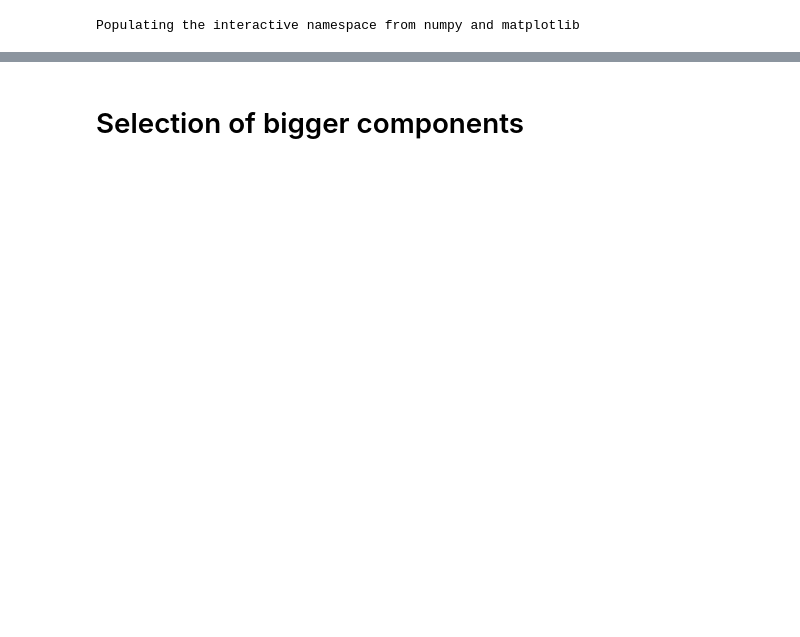
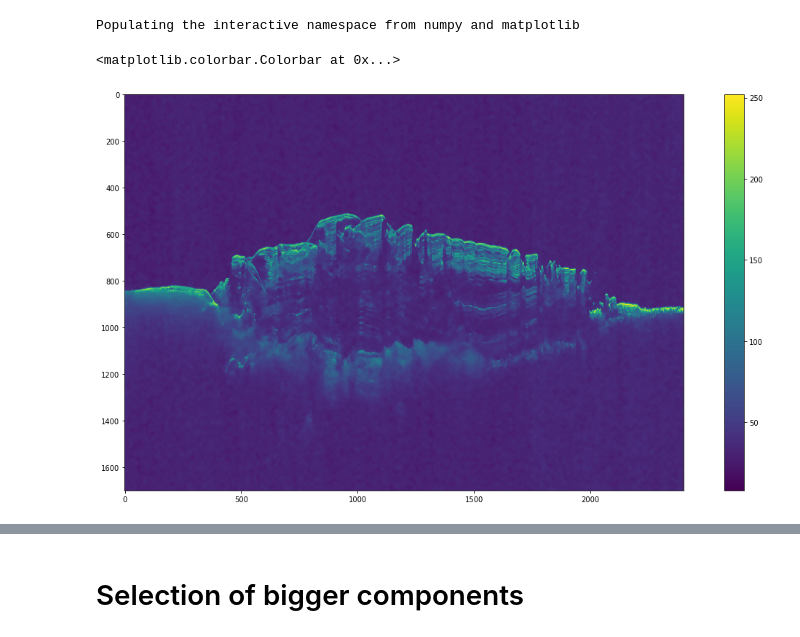
Before and after one commit to GiuliaLovati/Tesy, a Jupyter notebook: ConnectedComponents.ipynb, the cells around one changed output, grey strips where cells are left out. Cells and saved outputs as stored; diff of their text form; code cells hidden in the pictures; blank space fills up the shorter version.

```diff
--- a/ConnectedComponents.ipynb
+++ b/ConnectedComponents.ipynb
@@ -91,0 +13,10 @@ imgBin = cv.dilate(eroded, element)
+# %%
+imgInTiny, imgCoherency, ori, imgCoherencyBin, ori_bin, imgBin, imgBinClear = ApplyDenoisingAndStructureTensor("sharad_data/s_00429402_thm.jpg")
+
+figure(figsize=(20,10))
+
+imshow(imgInTiny)
+colorbar()
+# %% [output]
+<matplotlib.colorbar.Colorbar at 0x...>
+[figure, added]
```
Also changed, not shown: parts of 32 cells of this notebook.
